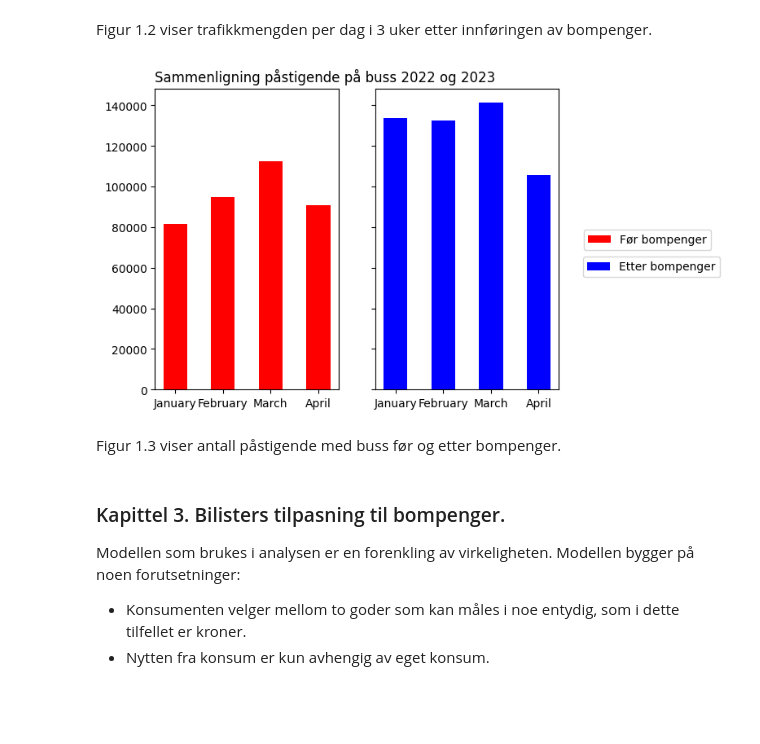
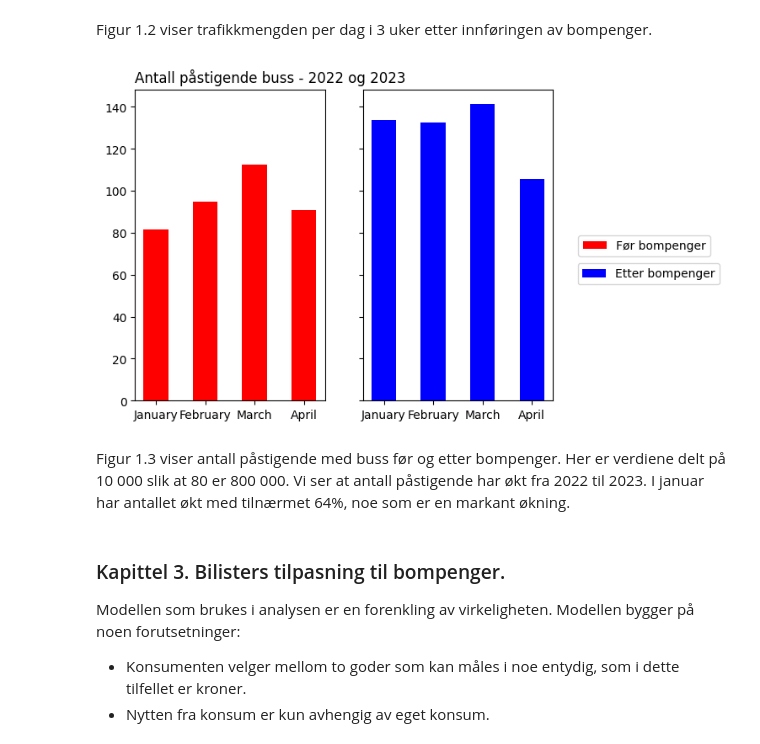
Before and after one commit to loopdiggaz/SOK-1006, a Jupyter notebook: Mappe2/mappeoppgave2_61.ipynb, the cells around one changed output. Cells and saved outputs as stored; diff of their text form; code cells hidden in the pictures; blank space fills up the shorter version.

```diff
--- a/Mappe2/mappeoppgave2_61.ipynb
+++ b/Mappe2/mappeoppgave2_61.ipynb
@@ -110,39 +110,39 @@ df_buss = pd.read_csv("https://raw.githubusercontent.com/uit-sok-1006-v23/uit-so
 # %%
 df_buss = pd.read_csv("https://raw.githubusercontent.com/uit-sok-1006-v23/uit-sok-1006-v23.github.io/main/data/antall%20p%C3%A5stigende.csv", parse_dates=['date'], dayfirst=True)
 
 df_buss2022 = df_buss[(df_buss['date'] >= '2022-01-01') & (df_buss['date'] <= '2022-04-30')]
 df_buss2022 = df_buss2022.groupby(['date'])['Påstigende'].sum()
 df_buss2022 = df_buss2022.to_frame()
 df_buss2022 = df_buss2022.reset_index()
 
 df_måned = df_buss2022.groupby(df_buss2022['date'].dt.strftime('%B'))['Påstigende'].sum()
 df_måned = df_måned.to_frame()
 df_måned = df_måned.reset_index()
-df_måned['Påstigende'] = df_måned['Påstigende'].div(10)
+df_måned['Påstigende'] = df_måned['Påstigende'].div(10000)
 months = ["January","February","March","April"]
 df_måned['date'] = pd.Categorical(df_måned['date'], categories= months, ordered=True)
 df_måned.sort_values(by='date', inplace=True)
 
 # Etter bompenger
 df_buss2 = df_buss[(df_buss['date'] >= '2023-01-01') & (df_buss['date'] <= '2023-04-30')]
 df_måned2 = df_buss2.groupby(df_buss2['date'].dt.strftime('%B'))['Påstigende'].sum()
 df_måned2 = df_måned2.to_frame()
 df_måned2 = df_måned2.reset_index()
-df_måned2['Påstigende'] = df_måned2['Påstigende'].div(10)
+df_måned2['Påstigende'] = df_måned2['Påstigende'].div(10000)
 months2 = ["January", "February", "March", "April"]
 df_måned2['date'] = pd.Categorical(df_måned2['date'], categories= months2, ordered=True)
 df_måned2.sort_values(by='date', inplace=True)
 
 fig, (ax1,ax2) = plt.subplots(1,2,sharey=True)
 ax1.bar(df_måned['date'],df_måned["Påstigende"], width = 0.5 ,color = 'red',label = 'Før bompenger')
 ax2.bar(df_måned2['date'],df_måned2["Påstigende"], width = 0.5 , color='blue',label = 'Etter bompenger')
-ax1.set_title('Sammenligning påstigende på buss 2022 og 2023', loc = 'left')
-ax2.legend(bbox_to_anchor=(1.1,0.46))
-ax1.legend(bbox_to_anchor=(3.06,0.55));
+ax1.set_title('Antall påstigende buss - 2022 og 2023', loc = 'left')
+ax1.legend(bbox_to_anchor=(3.06,0.55))
+ax2.legend(bbox_to_anchor=(1.1,0.46));
 # %% [output]
-[figure, old version]
+[figure, new version]
 # %% [markdown]
-Figur 1.3 viser antall påstigende med buss før og etter bompenger.
+Figur 1.3 viser antall påstigende med buss før og etter bompenger. Her er verdiene delt på 10 000 slik at 80 er 800 000. Vi ser at antall påstigende har økt fra 2022 til 2023. I januar har antallet økt med tilnærmet 64%, noe som er en markant økning.
 # %% [markdown]
 ### Kapittel 3. Bilisters tilpasning til bompenger.
 
```
Also changed, not shown: parts of 9 cells of this notebook, 1 other file.
